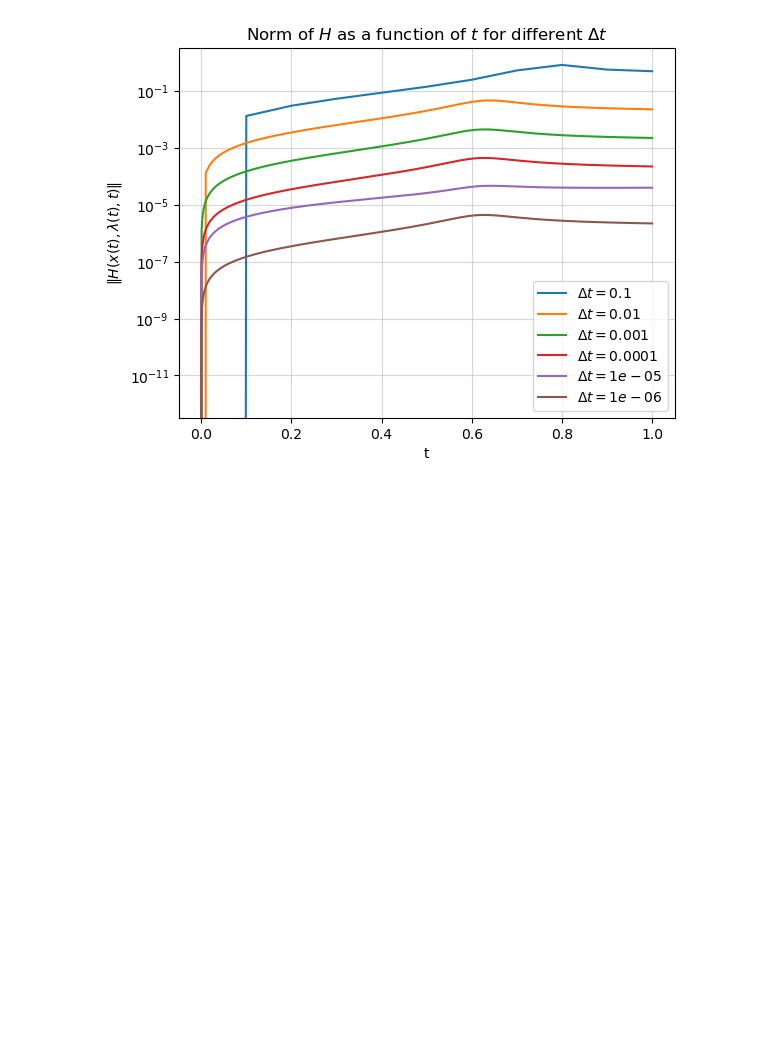
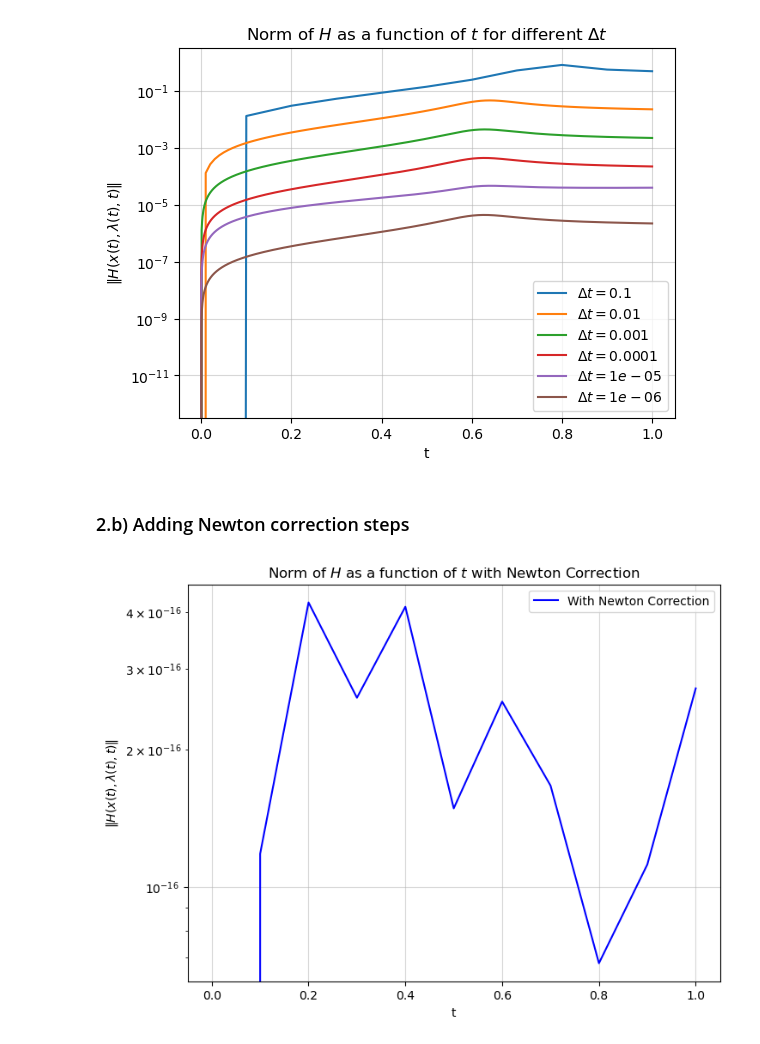
Before and after one commit to AhouLucas/linma2171-homeworks, a Jupyter notebook: HW 3/main.ipynb, the cells around one changed output. Drawn from its saved outputs; the diff is of its cells as text; code cells hidden in the pictures; blank space fills up the shorter version.

```diff
--- a/HW 3/main.ipynb
+++ b/HW 3/main.ipynb
@@ -145,3 +143,62 @@ plt.savefig('figures/q2_H_norms.svg', format='svg')
 plt.show()
 # %% [output]
 [figure]
+# %% [markdown]
+### 2.b) Adding Newton correction steps
+# %%
+def simulate_newton(beta, lam0, t0, tf, dt):
+    N = int((tf - t0) / dt) + 1
+    t = np.linspace(t0, tf, N)
+    x = np.zeros((2, N), dtype=complex)
+    lam = np.zeros(N, dtype=complex)
+
+    # Initial conditions
+    x[:, 0] = np.array([0.0, 1.0])
+    lam[0] = lam0
+
+    for i in range(1, N):
+        C_mat = C(x[:, i-1], lam[i-1], beta)
+        D_vec = D(lam0)
+        sol = np.linalg.solve(C_mat, D_vec)
+        temp_x0_i = x[0, i-1] + sol[0, 0] * dt
+        temp_x1_i = x[1, i-1] + sol[1, 0] * dt
+        temp_lambda_i = lam[i-1] + sol[2, 0] * dt
+
+        # Newton correction step
+        t_i = t[i]
+        delta = np.ones(3)  # Initialize delta
+        tol = 1e-10
+
+        while np.linalg.norm(delta) > tol:  # 5 Newton iterations
+            H_val = H(np.array([temp_x0_i, temp_x1_i]), temp_lambda_i, t_i, beta)
+            J = C(np.array([temp_x0_i, temp_x1_i]), temp_lambda_i, beta)
+
+            delta = np.linalg.solve(J, -H_val)
+            temp_x0_i += delta[0]
+            temp_x1_i += delta[1]
+            temp_lambda_i += delta[2]
+
+        x[0, i] = temp_x0_i
+        x[1, i] = temp_x1_i
+        lam[i] = temp_lambda_i
+
+    return t, x, lam
+
+
+t_newton, x_newton, lam_newton = simulate_newton(beta=1.0, lam0=lam0, t0=0.0, tf=1.0, dt=0.1)
+H_norms_newton = np.zeros_like(t_newton, dtype=float)
+for i in range(t_newton.shape[0]):
+    H_val = H(x_newton[:, i], lam_newton[i], t_newton[i], beta=1.0)
+    H_norms_newton[i] = np.linalg.norm(H_val)
+plt.figure(figsize=(8, 6))
+plt.plot(t_newton, H_norms_newton, 'b-', label='With Newton Correction')
+plt.yscale('log')
+plt.xlabel('t')
+plt.ylabel(r'$\|H(x(t), \lambda(t), t)\|$')
+plt.title(r'Norm of $H$ as a function of $t$ with Newton Correction')
+plt.legend()
+plt.grid(alpha=0.5)
+plt.savefig('figures/q2_H_norms_newton.svg', format='svg')
+plt.show()
+# %% [output]
+[figure, added]
```
Also changed, not shown: parts of 4 cells of this notebook, 3 other files.
